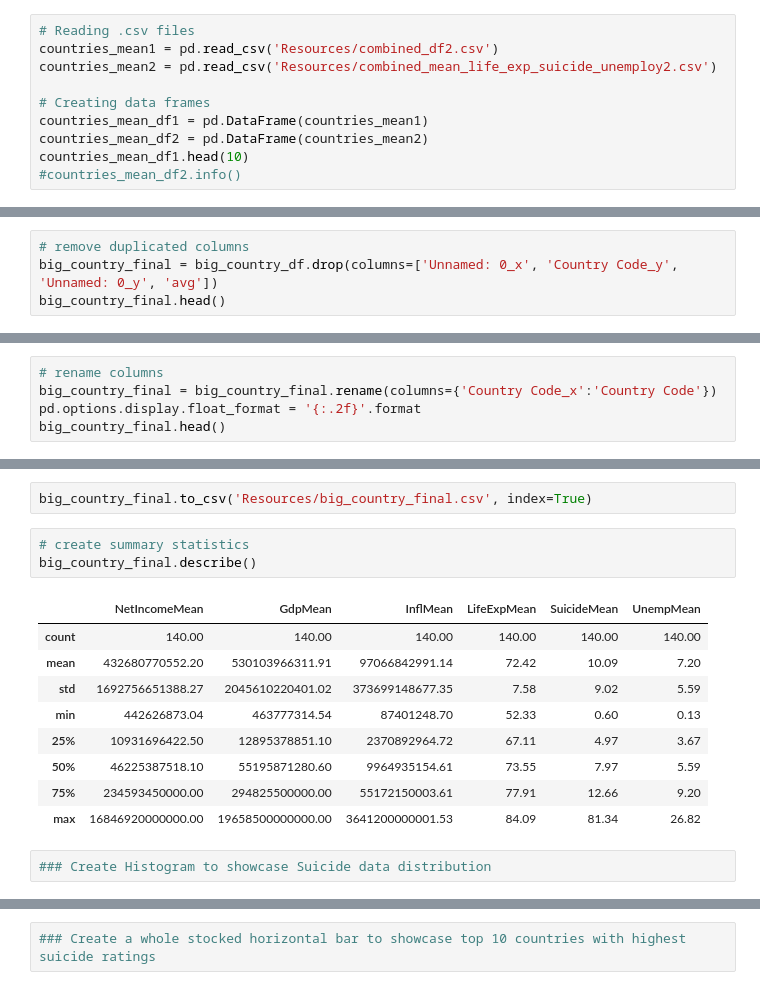
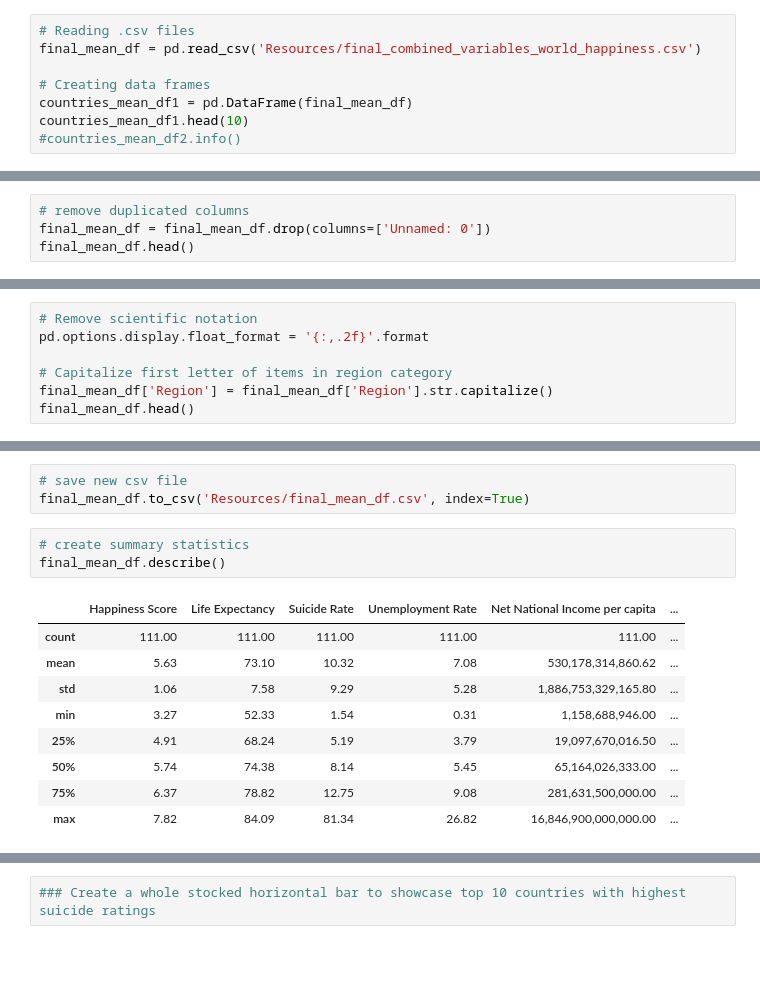
Before and after one commit to ashumskyy/data-dynamos-project-1, a Jupyter notebook: Big_country_ds.ipynb, the cells around one changed output, grey strips where cells are left out. Saved outputs shown, nothing was run; the diff lists cells and outputs as text; blank space fills up the shorter version.

```diff
--- a/Big_country_ds.ipynb
+++ b/Big_country_ds.ipynb
@@ -10,11 +14,9 @@ from matplotlib import pyplot as plt, ticker as mticker
 # %%
 # Reading .csv files
-countries_mean1 = pd.read_csv('Resources/combined_df2.csv')
-countries_mean2 = pd.read_csv('Resources/combined_mean_life_exp_suicide_unemploy2.csv')
+final_mean_df = pd.read_csv('Resources/final_combined_variables_world_happiness.csv')
 
 # Creating data frames
-countries_mean_df1 = pd.DataFrame(countries_mean1)
-countries_mean_df2 = pd.DataFrame(countries_mean2)
+countries_mean_df1 = pd.DataFrame(final_mean_df)
 countries_mean_df1.head(10)
 #countries_mean_df2.info()
 # %% [output]
@@ -26,4 +34,4 @@ big_country_df.head()
 # %%
 # remove duplicated columns
-big_country_final = big_country_df.drop(columns=['Unnamed: 0_x', 'Country Code_y', 'Unnamed: 0_y', 'avg'])
-big_country_final.head()
+final_mean_df = final_mean_df.drop(columns=['Unnamed: 0'])
+final_mean_df.head()
@@ -30,6 +45,8 @@ big_country_final.head()
 # %%
-# rename columns
-big_country_final = big_country_final.rename(columns={'Country Code_x':'Country Code'})
-pd.options.display.float_format = '{:.2f}'.format
-big_country_final.head()
+# Remove scientific notation
+pd.options.display.float_format = '{:,.2f}'.format
+
+# Capitalize first letter of items in region category
+final_mean_df['Region'] = final_mean_df['Region'].str.capitalize()
+final_mean_df.head()
 # %% [output]
@@ -108,18 +80,17 @@ big_country_final.tail(10)
 # %%
-big_country_final.to_csv('Resources/big_country_final.csv', index=True)
+# save new csv file
+final_mean_df.to_csv('Resources/final_mean_df.csv', index=True)
 # %%
 # create summary statistics
-big_country_final.describe()
+final_mean_df.describe()
 # %% [output]
-|  | NetIncomeMean | GdpMean | InflMean | LifeExpMean | SuicideMean | UnempMean |
-| count | 140.00 | 140.00 | 140.00 | 140.00 | 140.00 | 140.00 |
-| mean | 432680770552.20 | 530103966311.91 | 97066842991.14 | 72.42 | 10.09 | 7.20 |
-| std | 1692756651388.27 | 2045610220401.02 | 373699148677.35 | 7.58 | 9.02 | 5.59 |
-| min | 442626873.04 | 463777314.54 | 87401248.70 | 52.33 | 0.60 | 0.13 |
-| 25% | 10931696422.50 | 12895378851.10 | 2370892964.72 | 67.11 | 4.97 | 3.67 |
-| 50% | 46225387518.10 | 55195871280.60 | 9964935154.61 | 73.55 | 7.97 | 5.59 |
-| 75% | 234593450000.00 | 294825500000.00 | 55172150003.61 | 77.91 | 12.66 | 9.20 |
-| max | 16846920000000.00 | 19658500000000.00 | 3641200000001.53 | 84.09 | 81.34 | 26.82 |
+|  | Happiness Score | Life Expectancy | Suicide Rate | Unemployment Rate | Net National Income per capita | ... |
+| count | 111.00 | 111.00 | 111.00 | 111.00 | 111.00 | ... |
+| mean | 5.63 | 73.10 | 10.32 | 7.08 | 530,178,314,860.62 | ... |
+| std | 1.06 | 7.58 | 9.29 | 5.28 | 1,886,753,329,165.80 | ... |
+| min | 3.27 | 52.33 | 1.54 | 0.31 | 1,158,688,946.00 | ... |
+| 25% | 4.91 | 68.24 | 5.19 | 3.79 | 19,097,670,016.50 | ... |
+| 50% | 5.74 | 74.38 | 8.14 | 5.45 | 65,164,026,333.00 | ... |
+| 75% | 6.37 | 78.82 | 12.75 | 9.08 | 281,631,500,000.00 | ... |
+| max | 7.82 | 84.09 | 81.34 | 26.82 | 16,846,900,000,000.00 | ... |
-# %%
-### Create Histogram to showcase Suicide data distribution
 # %%
```
Also changed, not shown: parts of 20 cells of this notebook, 1 other file.
